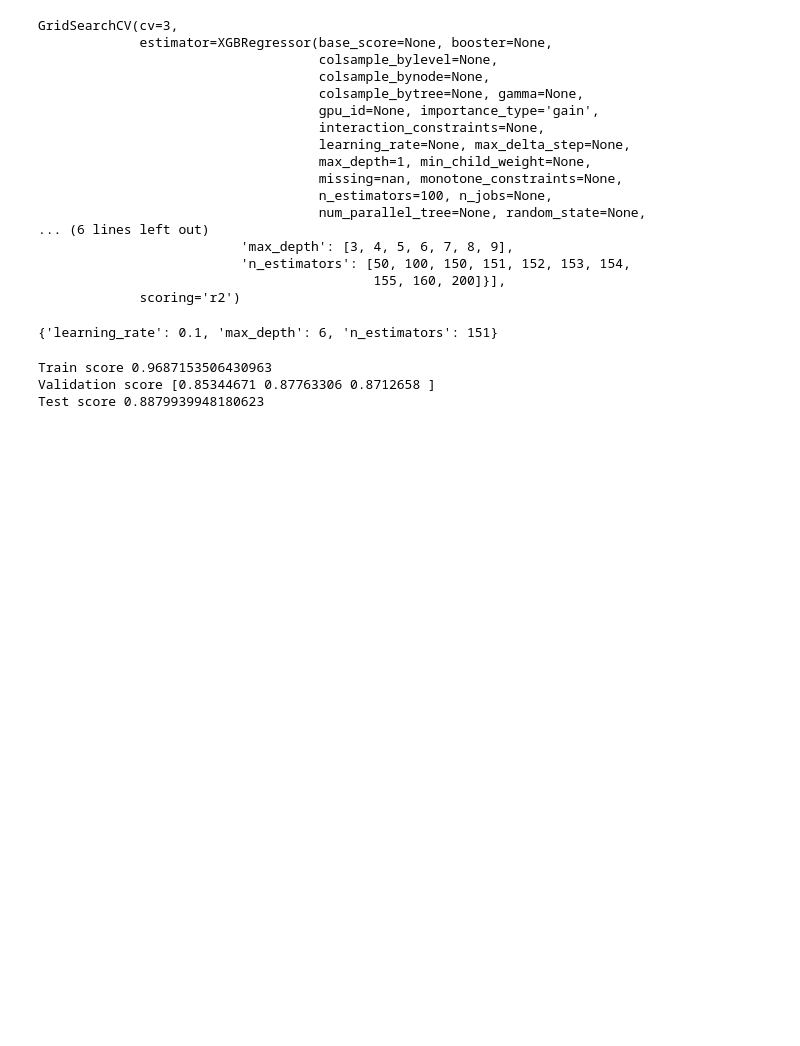
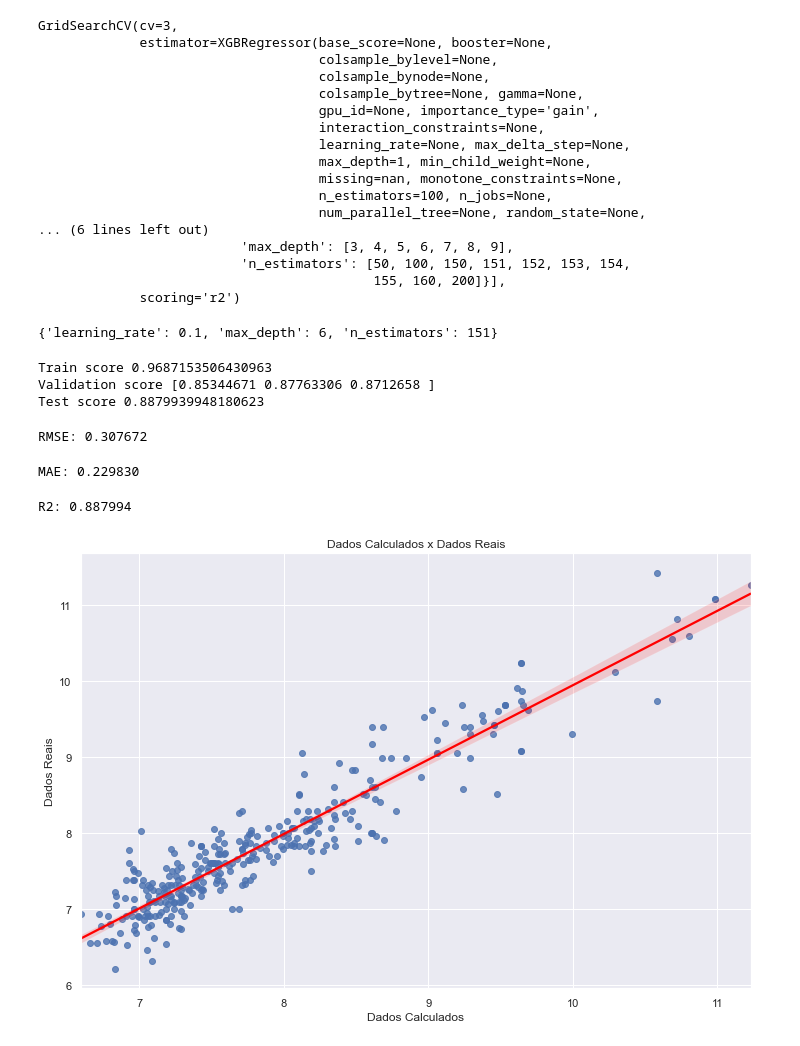
Before and after one commit to LuizFelipeAG/awaritasks, a Jupyter notebook: calculadora_aluguel/machine_learning/calculadora-aluguel-04-machine-learning.ipynb, the cells around one changed output. Cells and saved outputs as stored; diff of their text form; code cells hidden in the pictures; blank space fills up the shorter version.

```diff
--- a/calculadora_aluguel/machine_learning/calculadora-aluguel-04-machine-learning.ipynb
+++ b/calculadora_aluguel/machine_learning/calculadora-aluguel-04-machine-learning.ipynb
@@ -379,6 +379,39 @@ print('Test score', test_score)
 Train score 0.9687153506430963
 Validation score [0.85344671 0.87763306 0.8712658 ]
 Test score 0.8879939948180623
+# %%
+preds = reg.predict(X_test)
+# %%
+#RMSE
+from sklearn.metrics import mean_squared_error
+rmse = np.sqrt(mean_squared_error(y_test, preds))
+print("RMSE: %f" % (rmse))
+# %% [output]
+RMSE: 0.307672
+# %%
+#MAE
+from sklearn.metrics import mean_absolute_error
+mae = mean_absolute_error(y_test, preds)
+print("MAE: %f" % (mae))
+# %% [output]
+MAE: 0.229830
+# %%
+#R2 - Desnecessário pois foi a métrica usada na calibração do estimador
+from sklearn.metrics import r2_score
+r2 = r2_score(y_test, preds)
+print("R2: %f" % (r2))
+# %% [output]
+R2: 0.887994
+# %%
+# Comparando dados calculados x dados reais
+plt.subplots(figsize=(12,8))
+sns.regplot(list(preds), y_test.aluguel.tolist(), line_kws={"color": "red"})
+plt.xlabel("Dados Calculados")
+plt.ylabel("Dados Reais")
+plt.title("Dados Calculados x Dados Reais")
+plt.show()
+# %% [output]
+[figure, added]
 # %%
 import pickle
 # now you can save it to a file
```
Also changed, not shown: parts of 7 cells of this notebook.
